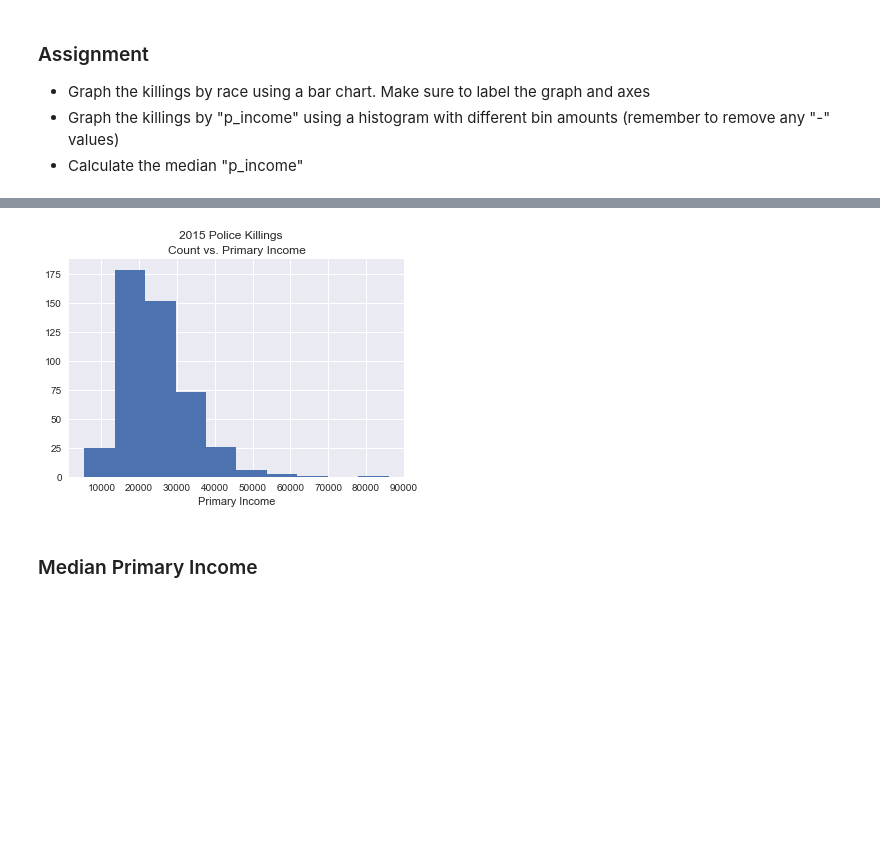
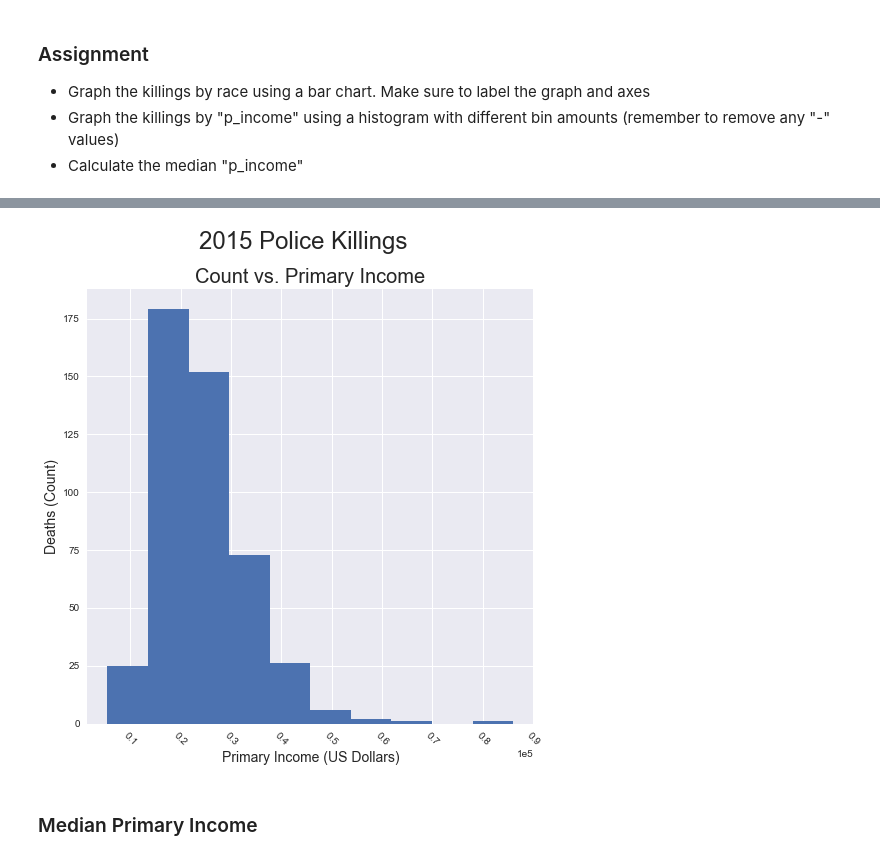
Before and after one commit to TimothyHelton/foundations, a Jupyter notebook: examples/police.ipynb, the cells around one changed output, grey strips where cells are left out. Drawn from its saved outputs; the diff is of its cells as text; code cells hidden in the pictures; blank space fills up the shorter version.

Commit message:
FEAT: add formatting to the plots

```diff
--- a/examples/police.ipynb
+++ b/examples/police.ipynb
@@ -147,12 +154,21 @@ ax.set_ylabel('Deaths');
 # %%
 data.loc[data.p_income == '-', 'p_income'] = None
 
+fig = plt.figure('2015 Count vs. Primary Income', figsize=(8, 8),
+                 facecolor='white', edgecolor='black');
+ax = plt.subplot2grid((1, 1), (0, 0));
+
 ax = data.p_income.astype(float).hist();
-ax.set_xlabel('Primary Income');
-plt.suptitle('2015 Police Killings');
-ax.set_title('Count vs. Primary Income');
+
+ax.set_xlabel('Primary Income (US Dollars)', fontsize=14);
+ax.set_ylabel('Deaths (Count)', fontsize=14);
+
+plt.xticks(rotation=-45);
+plt.ticklabel_format(style='sci', axis='x', scilimits=(0, 0))
+plt.suptitle('2015 Police Killings', fontsize=24);
+ax.set_title('Count vs. Primary Income', fontsize=20);
 # %% [output]
-[figure, old version]
+[figure, new version]
 # %% [markdown]
 ### Median Primary Income
 # %%
```
Also changed, not shown: parts of 3 cells of this notebook.
